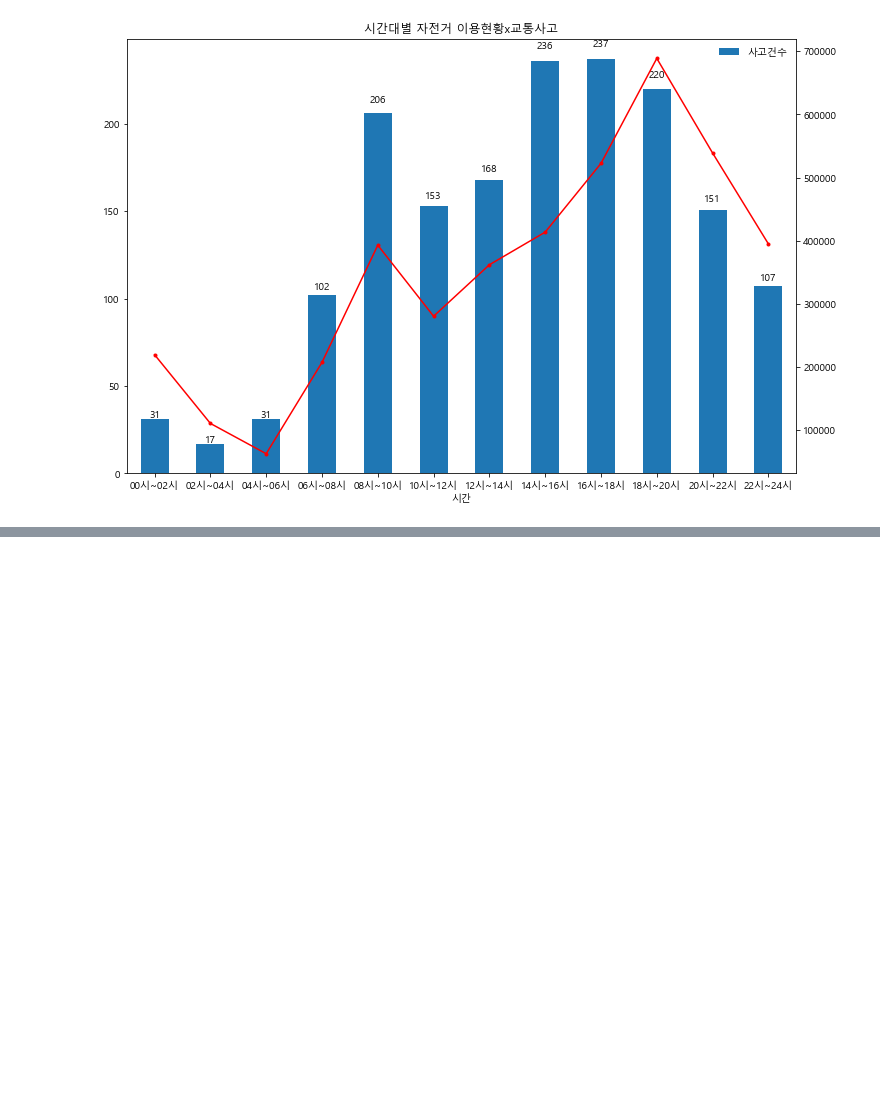
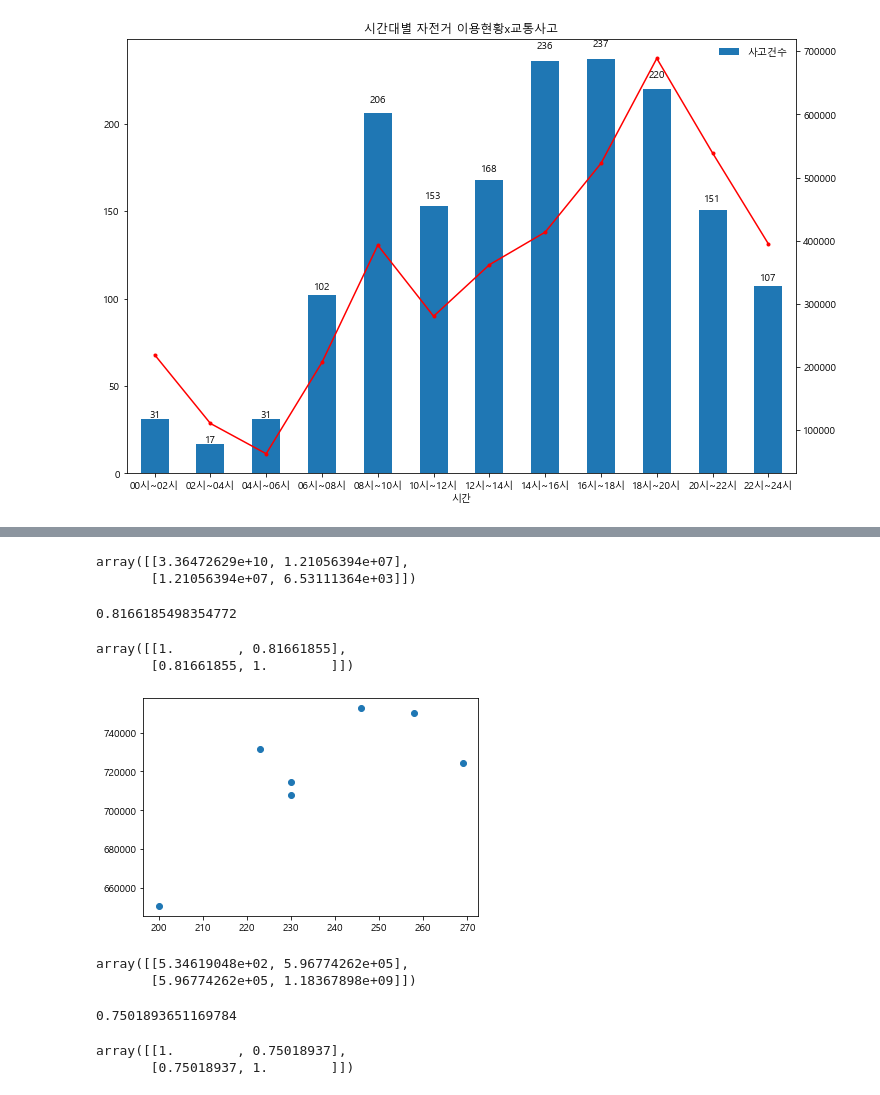
Before and after one commit to LeeHwayeon/bicycle-analysis, a Jupyter notebook: 화연/2017 자전거 이용현황+교통사고.ipynb, the cells around one changed output, grey strips where cells are left out. Saved outputs shown, nothing was run; the diff lists cells and outputs as text; code cells hidden in the pictures; blank space fills up the shorter version.

```diff
--- a/화연/2017 자전거 이용현황+교통사고.ipynb
+++ b/화연/2017 자전거 이용현황+교통사고.ipynb
@@ -468,0 +527,41 @@ plt.show()
+# %%
+#공분산이란, 두개의 변수 즉 x와 y간에 서로 얼마나 같은 방향으로 변화하는지를 나타내는 값이다.
+#x값이 증가할 때 y값도 증가한다면 공분산은 0보다 큰 양(+)의 값이 될 것이고,
+#x값이 증가할때 y 값이 감소한다면 공분산은 음(-) 값을 가지게 될 것이다.
+
+np.cov(bicycle_time["'이용건수'"],ac_time["사고건수"])
+#공분산은 1.21056394e+07 => 공분산이 0보다 크기 때문에 x증가하면 y증가 하는 경향이 존재함
+# %% [output]
+array([[3.36472629e+10, 1.21056394e+07],
+       [1.21056394e+07, 6.53111364e+03]])
+# %%
+#피어슨 상관계수 도출
+#+0.7과 +1.0 사이이면, 강한 양적 선형관계
+bicycle_time["'이용건수'"].corr(ac_time["사고건수"])
+# %% [output]
+0.8166185498354772
+# %%
+np.corrcoef(bicycle_time["'이용건수'"],ac_time["사고건수"])
+# %% [output]
+array([[1.        , 0.81661855],
+       [0.81661855, 1.        ]])
+# %%
+#요일별 상관관계 분석을 해봄
+plt.scatter(ac_day["사고건수"], week["'이용건수'"])
+plt.show()
+#공분산
+np.cov(ac_day["사고건수"], week["'이용건수'"])
+# %% [output]
+[figure, added]
+array([[5.34619048e+02, 5.96774262e+05],
+       [5.96774262e+05, 1.18367898e+09]])
+# %%
+#상관관계
+ac_day["사고건수"].corr(week["'이용건수'"])
+# %% [output]
+0.7501893651169784
+# %%
+np.corrcoef(ac_day["사고건수"], week["'이용건수'"])
+# %% [output]
+array([[1.        , 0.75018937],
+       [0.75018937, 1.        ]])
```
Also changed, not shown: parts of 14 cells of this notebook, 1 other file.
